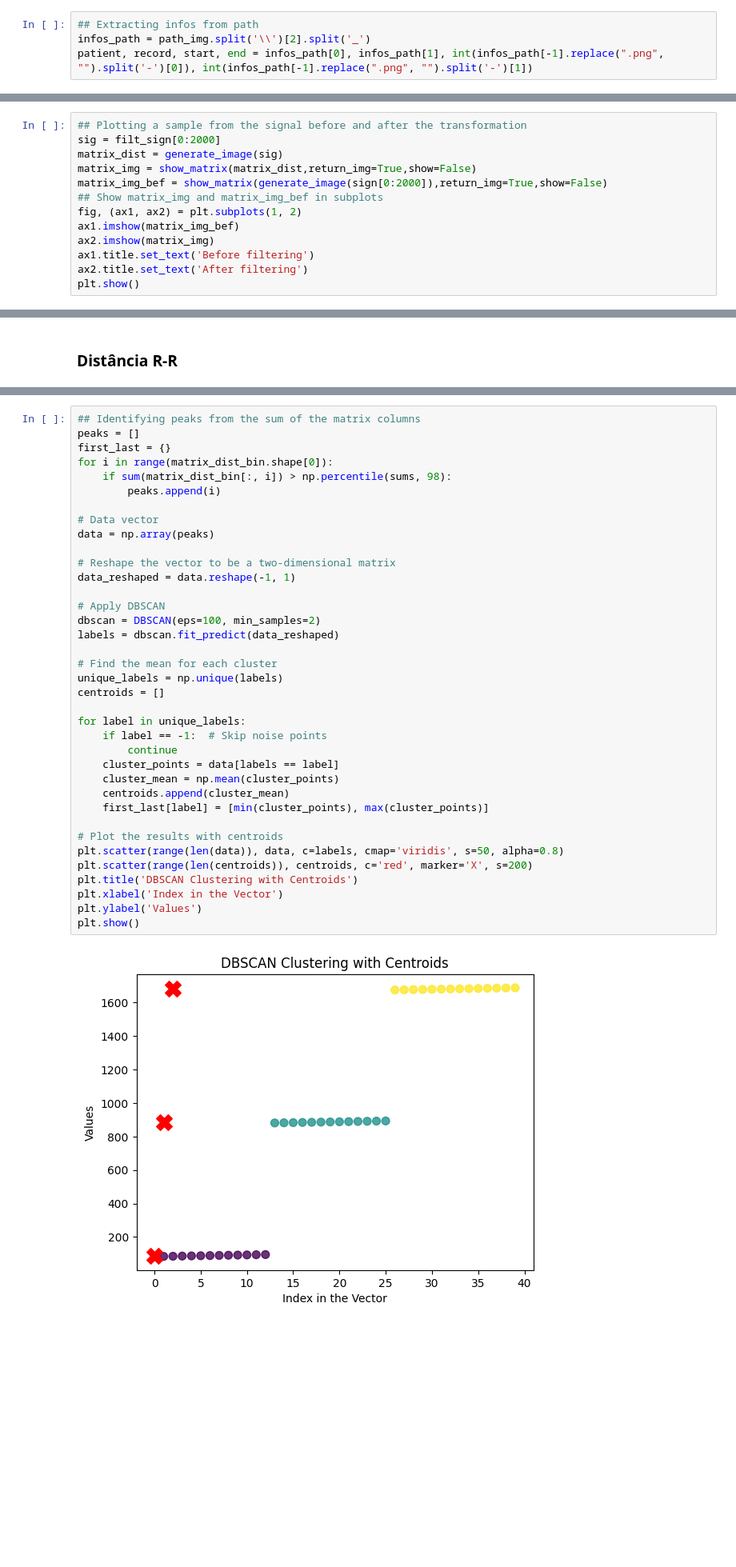
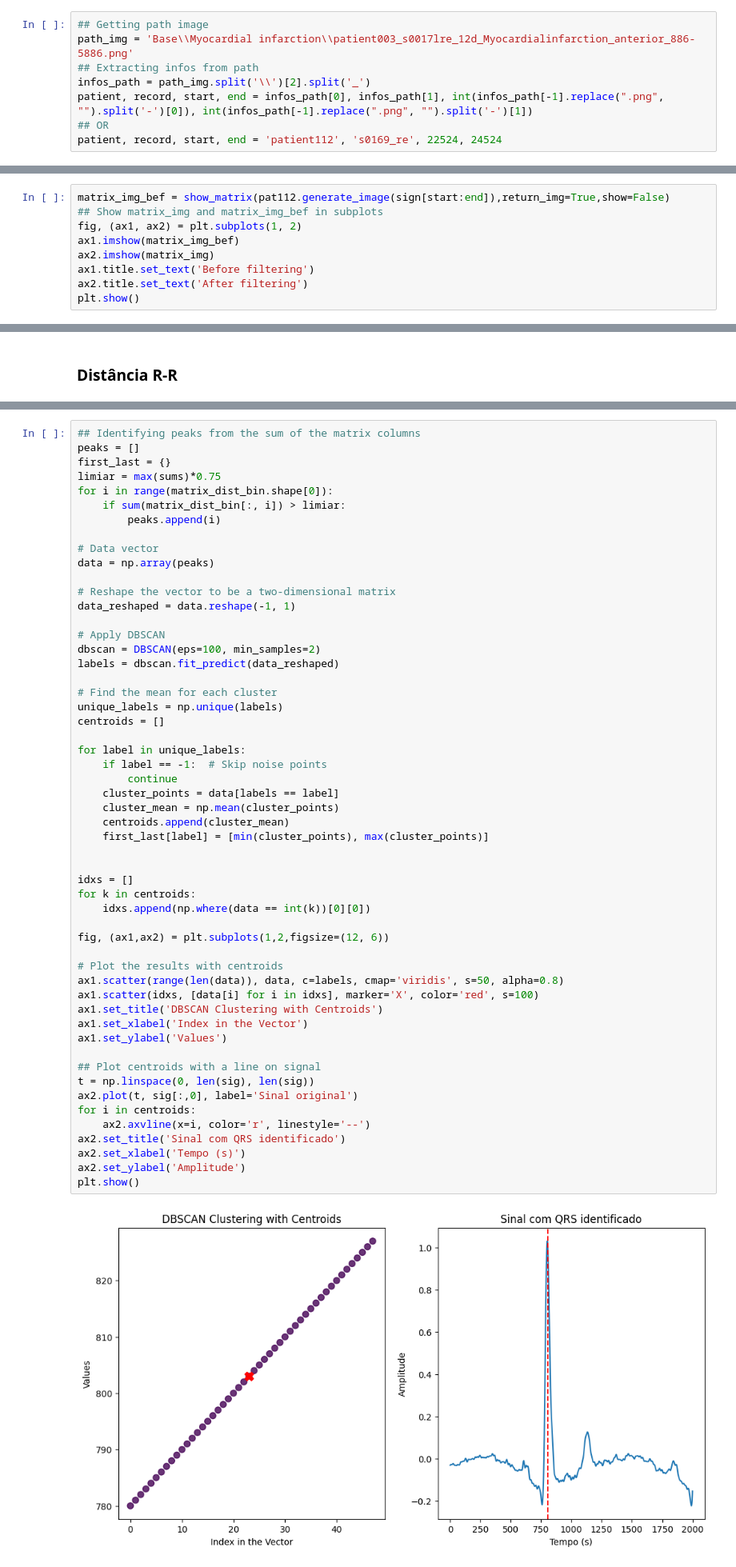
Before and after one commit to Ni-cole17/PTB-Diagnostic-Visualization, a Jupyter notebook: segment.ipynb, the cells around one changed output, grey strips where cells are left out. Shown at 80% size. Saved outputs shown, nothing was run; the diff lists cells and outputs as text; blank space fills up the shorter version.

```diff
--- a/segment.ipynb
+++ b/segment.ipynb
@@ -21,4 +199,8 @@ path_img = 'Base\\Myocardial infarction\\patient003_s0017lre_12d_Myocardialinfar
 # %%
+## Getting path image
+path_img = 'Base\\Myocardial infarction\\patient003_s0017lre_12d_Myocardialinfarction_anterior_886-5886.png'
 ## Extracting infos from path
 infos_path = path_img.split('\\')[2].split('_')
 patient, record, start, end = infos_path[0], infos_path[1], int(infos_path[-1].replace(".png", "").split('-')[0]), int(infos_path[-1].replace(".png", "").split('-')[1])
+## OR
+patient, record, start, end = 'patient112', 's0169_re', 22524, 24524
@@ -140,9 +241,5 @@ def generate_image(signal):
 # %%
-## Plotting a sample from the signal before and after the transformation
-sig = filt_sign[0:2000]
-matrix_dist = generate_image(sig)
-matrix_img = show_matrix(matrix_dist,return_img=True,show=False)
-matrix_img_bef = show_matrix(generate_image(sign[0:2000]),return_img=True,show=False)
+matrix_img_bef = show_matrix(pat112.generate_image(sign[start:end]),return_img=True,show=False)
 ## Show matrix_img and matrix_img_bef in subplots
 fig, (ax1, ax2) = plt.subplots(1, 2)
 ax1.imshow(matrix_img_bef)
@@ -176,38 +280,55 @@ plt.show()
 ## Identifying peaks from the sum of the matrix columns
 peaks = []
 first_last = {}
+limiar = max(sums)*0.75
 for i in range(matrix_dist_bin.shape[0]):
-    if sum(matrix_dist_bin[:, i]) > np.percentile(sums, 98):
+    if sum(matrix_dist_bin[:, i]) > limiar:
         peaks.append(i)
 
 # Data vector
 data = np.array(peaks)
 
 # Reshape the vector to be a two-dimensional matrix
 data_reshaped = data.reshape(-1, 1)
 
 # Apply DBSCAN
 dbscan = DBSCAN(eps=100, min_samples=2)
 labels = dbscan.fit_predict(data_reshaped)
 
 # Find the mean for each cluster
 unique_labels = np.unique(labels)
 centroids = []
 
 for label in unique_labels:
     if label == -1:  # Skip noise points
         continue
     cluster_points = data[labels == label]
     cluster_mean = np.mean(cluster_points)
     centroids.append(cluster_mean)
     first_last[label] = [min(cluster_points), max(cluster_points)]
 
+
+idxs = []
+for k in centroids:
+    idxs.append(np.where(data == int(k))[0][0])
+
+fig, (ax1,ax2) = plt.subplots(1,2,figsize=(12, 6))
+
 # Plot the results with centroids
-plt.scatter(range(len(data)), data, c=labels, cmap='viridis', s=50, alpha=0.8)
-plt.scatter(range(len(centroids)), centroids, c='red', marker='X', s=200)
-plt.title('DBSCAN Clustering with Centroids')
-plt.xlabel('Index in the Vector')
-plt.ylabel('Values')
+ax1.scatter(range(len(data)), data, c=labels, cmap='viridis', s=50, alpha=0.8)
+ax1.scatter(idxs, [data[i] for i in idxs], marker='X', color='red', s=100)
+ax1.set_title('DBSCAN Clustering with Centroids')
+ax1.set_xlabel('Index in the Vector')
+ax1.set_ylabel('Values')
+
+## Plot centroids with a line on signal
+t = np.linspace(0, len(sig), len(sig))
+ax2.plot(t, sig[:,0], label='Sinal original')
+for i in centroids:
+    ax2.axvline(x=i, color='r', linestyle='--')
+ax2.set_title('Sinal com QRS identificado')
+ax2.set_xlabel('Tempo (s)')
+ax2.set_ylabel('Amplitude')
 plt.show()
 # %% [output]
-[figure, old version]
+[figure, new version]
```
Also changed, not shown: parts of 49 cells of this notebook, 4 other files.
